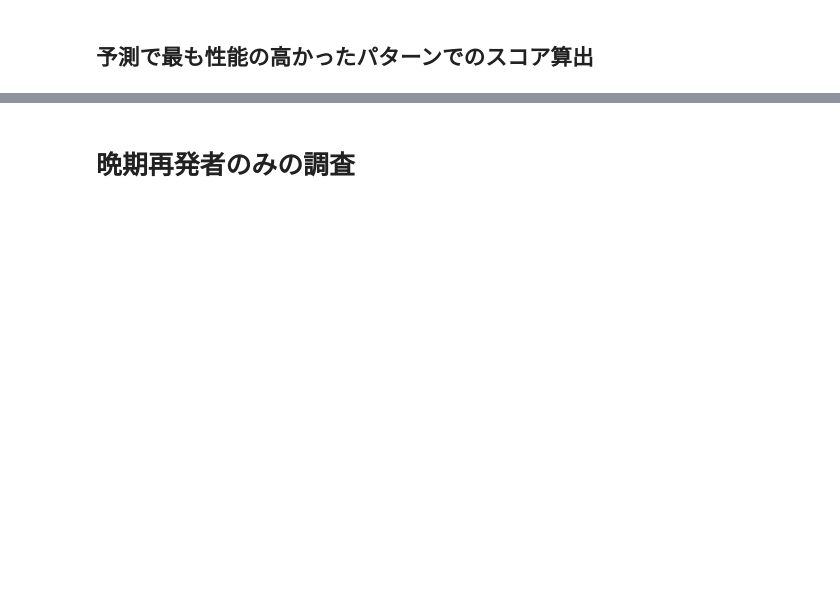
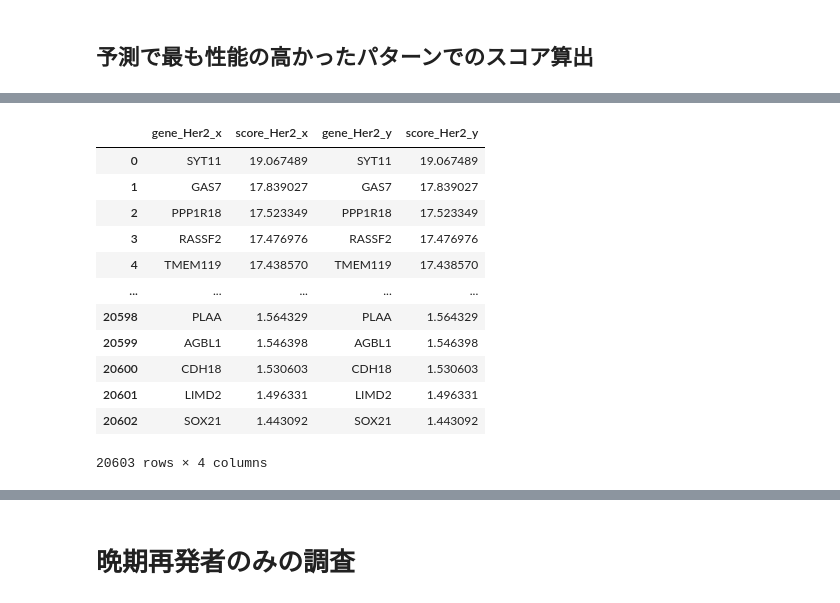
Before and after one commit to uga7643/breast_cancer_analytics, a Jupyter notebook: notebooks/5-explain_models_RFS (numeric)-Copy1.ipynb, the cells around one changed output, grey strips where cells are left out. Saved outputs shown, nothing was run; the diff lists cells and outputs as text; code cells hidden in the pictures; blank space fills up the shorter version.

```diff
--- a/notebooks/5-explain_models_RFS (numeric)-Copy1.ipynb
+++ b/notebooks/5-explain_models_RFS (numeric)-Copy1.ipynb
@@ -360,3 +356,23 @@ output file path:  ./../data/interim/EXPLAIN/RECURRENCE/./CLAUDIN_SUBTYPE/claudi
+# %%
+rank_Her2 = rank_Her2.rename(columns={"gene name": "gene_Her2", "score": "score_Her2"})
+df_rank = rank_Her2.copy()
+df_rank = pd.merge(df_rank, rank_Her2, right_index=True, left_index=True)
+df_rank.to_csv("./explain_score.csv")
+df_rank
+# %% [output]
+|  | gene_Her2_x | score_Her2_x | gene_Her2_y | score_Her2_y |
+| 0 | SYT11 | 19.067489 | SYT11 | 19.067489 |
+| 1 | GAS7 | 17.839027 | GAS7 | 17.839027 |
+| 2 | PPP1R18 | 17.523349 | PPP1R18 | 17.523349 |
+| 3 | RASSF2 | 17.476976 | RASSF2 | 17.476976 |
+| 4 | TMEM119 | 17.438570 | TMEM119 | 17.438570 |
+| ... | ... | ... | ... | ... |
+| 20598 | PLAA | 1.564329 | PLAA | 1.564329 |
+| 20599 | AGBL1 | 1.546398 | AGBL1 | 1.546398 |
+| 20600 | CDH18 | 1.530603 | CDH18 | 1.530603 |
+| 20601 | LIMD2 | 1.496331 | LIMD2 | 1.496331 |
+| 20602 | SOX21 | 1.443092 | SOX21 | 1.443092 |
+20603 rows × 4 columns
 # %%
 rank_claudinlow = rank_claudinlow.rename(
     columns={"gene name": "gene_claudin-low", "score": "score_claudin-low"}
```
Also changed, not shown: parts of 27 cells of this notebook, 6 other files.
